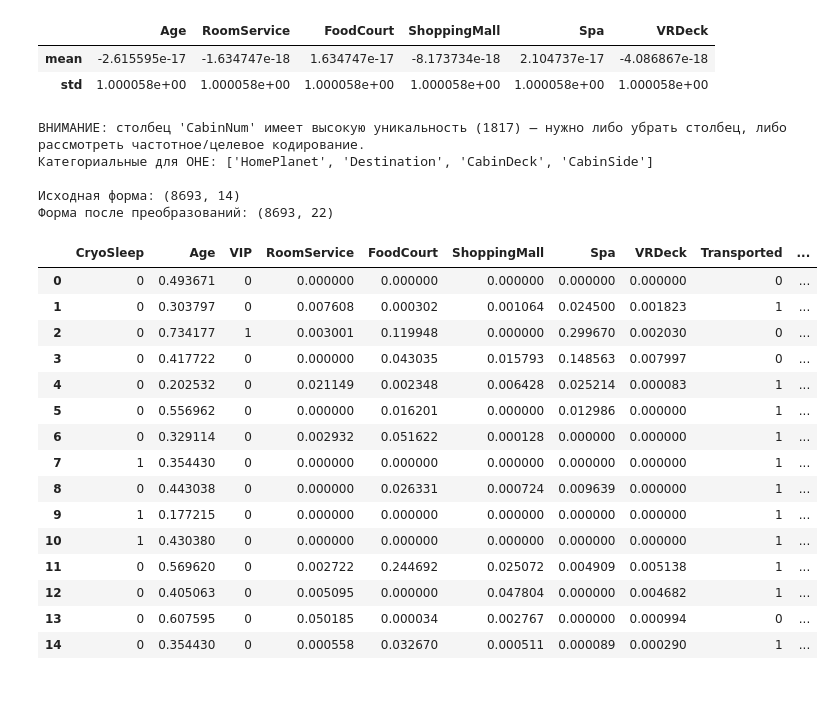
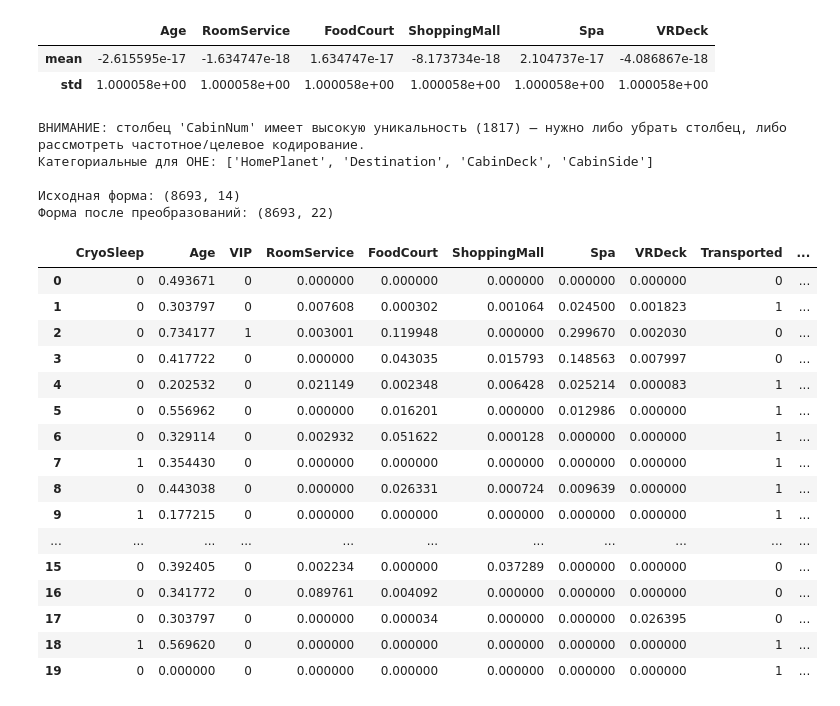
Before and after one commit to Zhmelski/5_semester_AI_and_MLM, a Jupyter notebook: Lab1/tasks_1-7.ipynb, the cells around one changed output. Saved outputs shown, nothing was run; the diff lists cells and outputs as text; code cells hidden in the pictures.

```diff
--- a/Lab1/tasks_1-7.ipynb
+++ b/Lab1/tasks_1-7.ipynb
@@ -252,36 +252,37 @@ for c in df_proc.select_dtypes(exclude='number').columns:
         cat_cols.append(c)
     else:
         # Для очень высококардинальных колонок (напр. ID-подобные) — можно заменить на частотное кодирование.
         print(f"ВНИМАНИЕ: столбец '{c}' имеет высокую уникальность ({nunique}) — нужно либо убрать столбец, либо рассмотреть частотное/целевое кодирование.")
 
 print("Категориальные для OHE:", cat_cols)
 
 # 5) One-Hot Encoding с drop_first=True (чтобы избежать мультиколлинеарности и уменьшить размерность (не будет HomePlanet_Earth, CabinDeck_A, CabinSide_P))
 df_final = pd.get_dummies(df_proc, columns=cat_cols, drop_first=True)
 
 # 6) Результат
 print("\nИсходная форма:", df.shape)
 print("Форма после преобразований:", df_final.shape)
-display(df_final.head(15))
+display(df_final.head(20))
 # %% [output]
 ВНИМАНИЕ: столбец 'CabinNum' имеет высокую уникальность (1817) — нужно либо убрать столбец, либо рассмотреть частотное/целевое кодирование.
 Категориальные для OHE: ['HomePlanet', 'Destination', 'CabinDeck', 'CabinSide']
 
 Исходная форма: (8693, 14)
 Форма после преобразований: (8693, 22)
 |  | CryoSleep | Age | VIP | RoomService | FoodCourt | ShoppingMall | Spa | VRDeck | Transported | ... |
 | 0 | 0 | 0.493671 | 0 | 0.000000 | 0.000000 | 0.000000 | 0.000000 | 0.000000 | 0 | ... |
 | 1 | 0 | 0.303797 | 0 | 0.007608 | 0.000302 | 0.001064 | 0.024500 | 0.001823 | 1 | ... |
 | 2 | 0 | 0.734177 | 1 | 0.003001 | 0.119948 | 0.000000 | 0.299670 | 0.002030 | 0 | ... |
 | 3 | 0 | 0.417722 | 0 | 0.000000 | 0.043035 | 0.015793 | 0.148563 | 0.007997 | 0 | ... |
 | 4 | 0 | 0.202532 | 0 | 0.021149 | 0.002348 | 0.006428 | 0.025214 | 0.000083 | 1 | ... |
 | 5 | 0 | 0.556962 | 0 | 0.000000 | 0.016201 | 0.000000 | 0.012986 | 0.000000 | 1 | ... |
 | 6 | 0 | 0.329114 | 0 | 0.002932 | 0.051622 | 0.000128 | 0.000000 | 0.000000 | 1 | ... |
 | 7 | 1 | 0.354430 | 0 | 0.000000 | 0.000000 | 0.000000 | 0.000000 | 0.000000 | 1 | ... |
 | 8 | 0 | 0.443038 | 0 | 0.000000 | 0.026331 | 0.000724 | 0.009639 | 0.000000 | 1 | ... |
 | 9 | 1 | 0.177215 | 0 | 0.000000 | 0.000000 | 0.000000 | 0.000000 | 0.000000 | 1 | ... |
-| 10 | 1 | 0.430380 | 0 | 0.000000 | 0.000000 | 0.000000 | 0.000000 | 0.000000 | 1 | ... |
-| 11 | 0 | 0.569620 | 0 | 0.002722 | 0.244692 | 0.025072 | 0.004909 | 0.005138 | 1 | ... |
-| 12 | 0 | 0.405063 | 0 | 0.005095 | 0.000000 | 0.047804 | 0.000000 | 0.004682 | 1 | ... |
-| 13 | 0 | 0.607595 | 0 | 0.050185 | 0.000034 | 0.002767 | 0.000000 | 0.000994 | 0 | ... |
-| 14 | 0 | 0.354430 | 0 | 0.000558 | 0.032670 | 0.000511 | 0.000089 | 0.000290 | 1 | ... |
+| ... | ... | ... | ... | ... | ... | ... | ... | ... | ... | ... |
+| 15 | 0 | 0.392405 | 0 | 0.002234 | 0.000000 | 0.037289 | 0.000000 | 0.000000 | 0 | ... |
+| 16 | 0 | 0.341772 | 0 | 0.089761 | 0.004092 | 0.000000 | 0.000000 | 0.000000 | 0 | ... |
+| 17 | 0 | 0.303797 | 0 | 0.000000 | 0.000034 | 0.000000 | 0.000000 | 0.026395 | 0 | ... |
+| 18 | 1 | 0.569620 | 0 | 0.000000 | 0.000000 | 0.000000 | 0.000000 | 0.000000 | 1 | ... |
+| 19 | 0 | 0.000000 | 0 | 0.000000 | 0.000000 | 0.000000 | 0.000000 | 0.000000 | 1 | ... |
```
